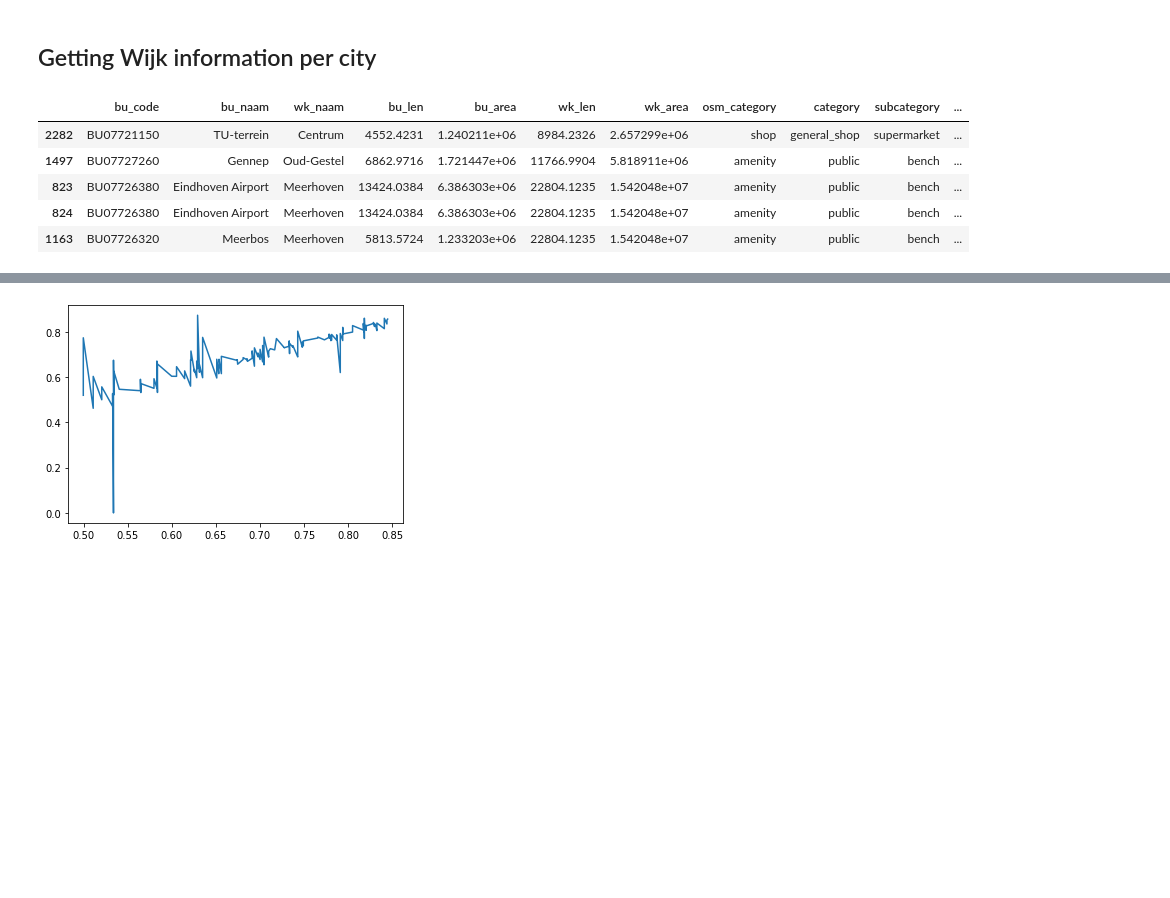
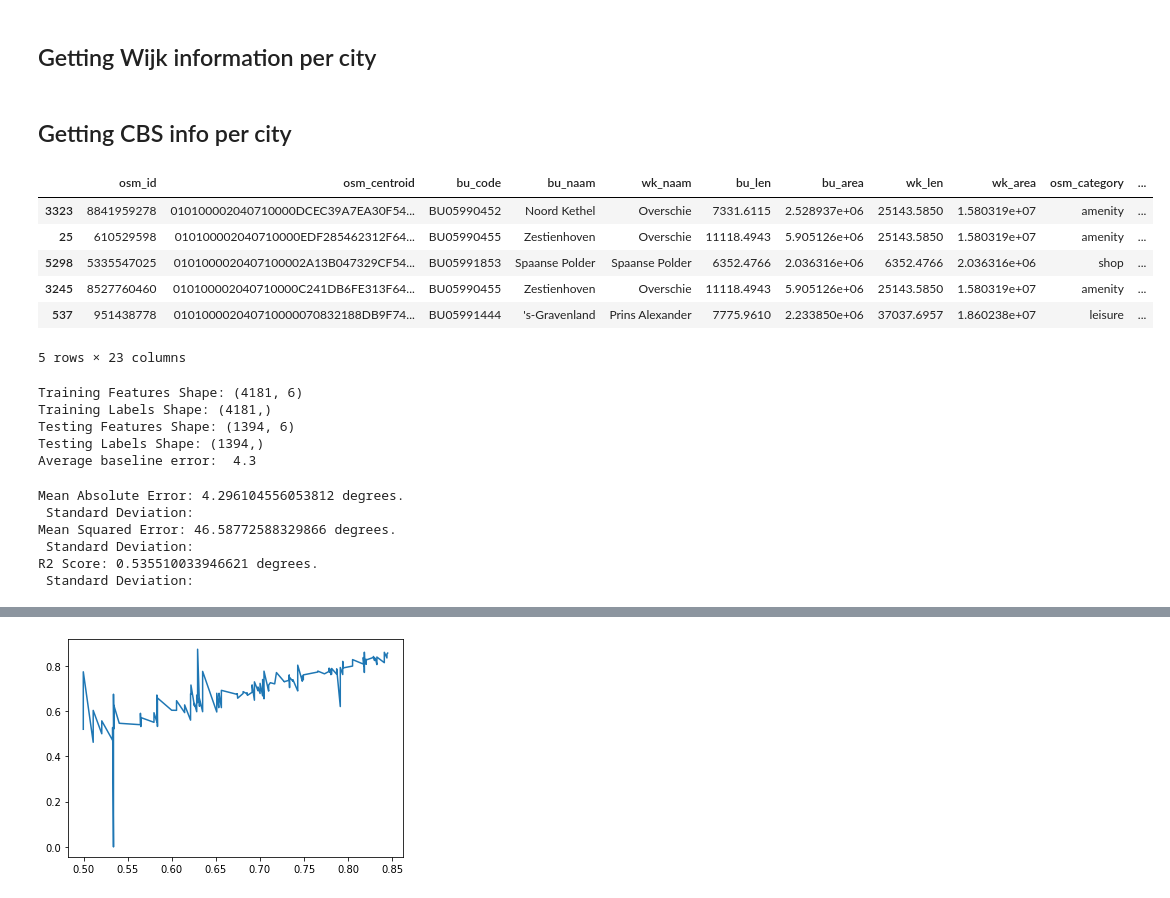
Before and after one commit to MiliasV/coaccessibility, a Jupyter notebook: notebooks/exploration.ipynb, the cells around one changed output, grey strips where cells are left out. Cells and saved outputs as stored; diff of their text form; code cells hidden in the pictures; blank space fills up the shorter version.

```diff
--- a/notebooks/exploration.ipynb
+++ b/notebooks/exploration.ipynb
@@ -49,3 +49,5 @@ gdf_ein = gdf.loc[gdf["GM_NAAM"]=='Eindhoven']
 # gdf_ams.to_postgis("wijken_2021_ams", con=engine, schema='amsterdam')
 # gdf_hag.to_postgis("wijken_2021_hag", con=engine, schema='hague')
 # gdf_ein.to_postgis("wijken_2021_ein", con=engine, schema='eindhoven')
+# %% [markdown]
+## Getting CBS info per city
@@ -52,13 +77,71 @@ gdf_ein = gdf.loc[gdf["GM_NAAM"]=='Eindhoven']
 # %%
-sql = 'SELECT * from eindhoven.poi_neigh_age_demographics_ein'
+sql = 'SELECT * from rotterdam.poi_neigh_age_demographics_rot'
 df = pd.read_sql(sql, engine)
 df.sort_values(by=['walk_age_entropy_index'], inplace=True)
+df['walk_age_entropy_index'] = df['walk_age_entropy_index']*100
+df['buurt_age_entropy_index'] = df['buurt_age_entropy_index']*100
+df['wijk_age_entropy_index'] = df['wijk_age_entropy_index']*100
+df['category']
+df.loc[df['category'].str.contains("shop")==True,'category'] = 'shop'
+
+df = pd.concat([df, pd.get_dummies(df['category'])], axis=1);
+
 df = df.round(4)
 df.head()
 # %% [output]
-|  | bu_code | bu_naam | wk_naam | bu_len | bu_area | wk_len | wk_area | osm_category | category | subcategory | ... |
-| 2282 | BU07721150 | TU-terrein | Centrum | 4552.4231 | 1.240211e+06 | 8984.2326 | 2.657299e+06 | shop | general_shop | supermarket | ... |
-| 1497 | BU07727260 | Gennep | Oud-Gestel | 6862.9716 | 1.721447e+06 | 11766.9904 | 5.818911e+06 | amenity | public | bench | ... |
-| 823 | BU07726380 | Eindhoven Airport | Meerhoven | 13424.0384 | 6.386303e+06 | 22804.1235 | 1.542048e+07 | amenity | public | bench | ... |
-| 824 | BU07726380 | Eindhoven Airport | Meerhoven | 13424.0384 | 6.386303e+06 | 22804.1235 | 1.542048e+07 | amenity | public | bench | ... |
-| 1163 | BU07726320 | Meerbos | Meerhoven | 5813.5724 | 1.233203e+06 | 22804.1235 | 1.542048e+07 | amenity | public | bench | ... |
+|  | osm_id | osm_centroid | bu_code | bu_naam | wk_naam | bu_len | bu_area | wk_len | wk_area | osm_category | ... |
+| 3323 | 8841959278 | 010100002040710000DCEC39A7EA30F54... | BU05990452 | Noord Kethel | Overschie | 7331.6115 | 2.528937e+06 | 25143.5850 | 1.580319e+07 | amenity | ... |
+| 25 | 610529598 | 010100002040710000EDF285462312F64... | BU05990455 | Zestienhoven | Overschie | 11118.4943 | 5.905126e+06 | 25143.5850 | 1.580319e+07 | amenity | ... |
+| 5298 | 5335547025 | 0101000020407100002A13B047329CF54... | BU05991853 | Spaanse Polder | Spaanse Polder | 6352.4766 | 2.036316e+06 | 6352.4766 | 2.036316e+06 | shop | ... |
+| 3245 | 8527760460 | 010100002040710000C241DB6FE313F64... | BU05990455 | Zestienhoven | Overschie | 11118.4943 | 5.905126e+06 | 25143.5850 | 1.580319e+07 | amenity | ... |
+| 537 | 951438778 | 010100002040710000070832188DB9F74... | BU05991444 | 's-Gravenland | Prins Alexander | 7775.9610 | 2.233850e+06 | 37037.6957 | 1.860238e+07 | leisure | ... |
+5 rows × 23 columns
+# %%
+# Importing the libraries
+import numpy as np
+import matplotlib.pyplot as plt
+from sklearn.ensemble import RandomForestRegressor
+from sklearn.model_selection import train_test_split
+from sklearn.metrics import mean_absolute_error, mean_squared_error, r2_score
+
+
+labels = np.array(df['adults_perc'])
+# features = np.random.rand(3985,1)
+features = np.array(df[[ 'bu_area', 'wk_area','culture', 'public', 'shop', 'sustenance']])
+# feature_list = ['buurt_age_entropy_index','bu_area', 'bu_len']
+
+# Split the data into training and testing sets
+train_features, test_features, train_labels, test_labels = train_test_split(features, labels,
+                                                                            test_size = 0.25, random_state = 42)
+print('Training Features Shape:', train_features.shape)
+print('Training Labels Shape:', train_labels.shape)
+print('Testing Features Shape:', test_features.shape)
+print('Testing Labels Shape:', test_labels.shape)
+
+# The baseline predictions are the historical averages
+# Baseline errors, and display average baseline error
+baseline_errors = abs(df["walk_age_entropy_index"] - df["wijk_age_entropy_index"]).mean(axis=0)
+print('Average baseline error: ', round(baseline_errors,2))
+# %% [output]
+Training Features Shape: (4181, 6)
+Training Labels Shape: (4181,)
+Testing Features Shape: (1394, 6)
+Testing Labels Shape: (1394,)
+Average baseline error:  4.3
+# %%
+# differences between wijk data and accessibility data
+access = df["walk_age_entropy_index"]
+wijk = df["wijk_age_entropy_index"]
+mean_abs = mean_absolute_error( access, wijk)
+mean_sq = mean_squared_error(access, wijk)
+r2 = r2_score(access, wijk)
+print('Mean Absolute Error:', mean_abs, 'degrees.\n Standard Deviation:' )
+print('Mean Squared Error:', mean_sq, 'degrees.\n Standard Deviation:' )
+print('R2 Score:', r2, 'degrees.\n Standard Deviation:' )
+# %% [output]
+Mean Absolute Error: 4.296104556053812 degrees.
+ Standard Deviation:
+Mean Squared Error: 46.58772588329866 degrees.
+ Standard Deviation:
+R2 Score: 0.535510033946621 degrees.
+ Standard Deviation:
```
Also changed, not shown: parts of 17 cells of this notebook.
